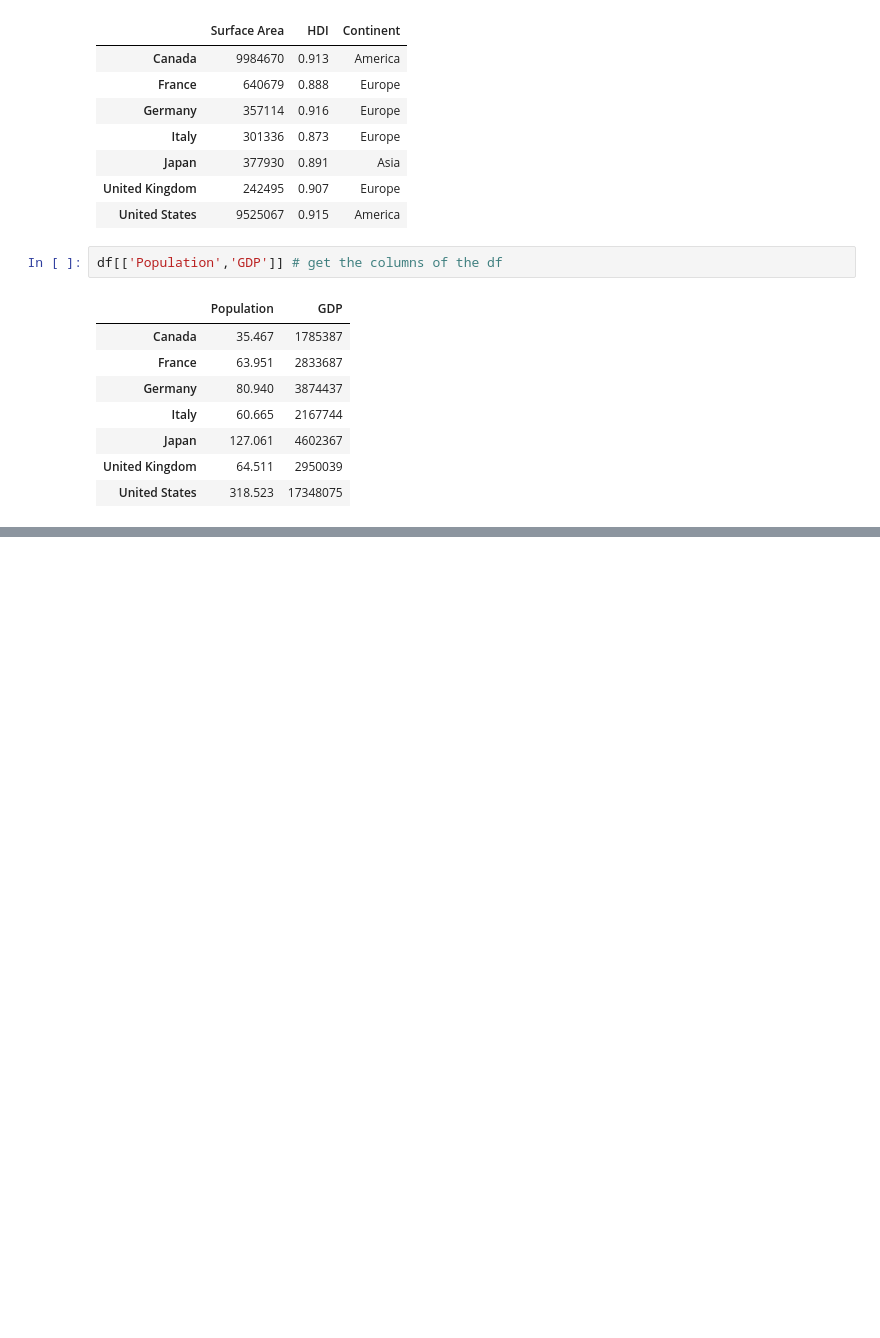
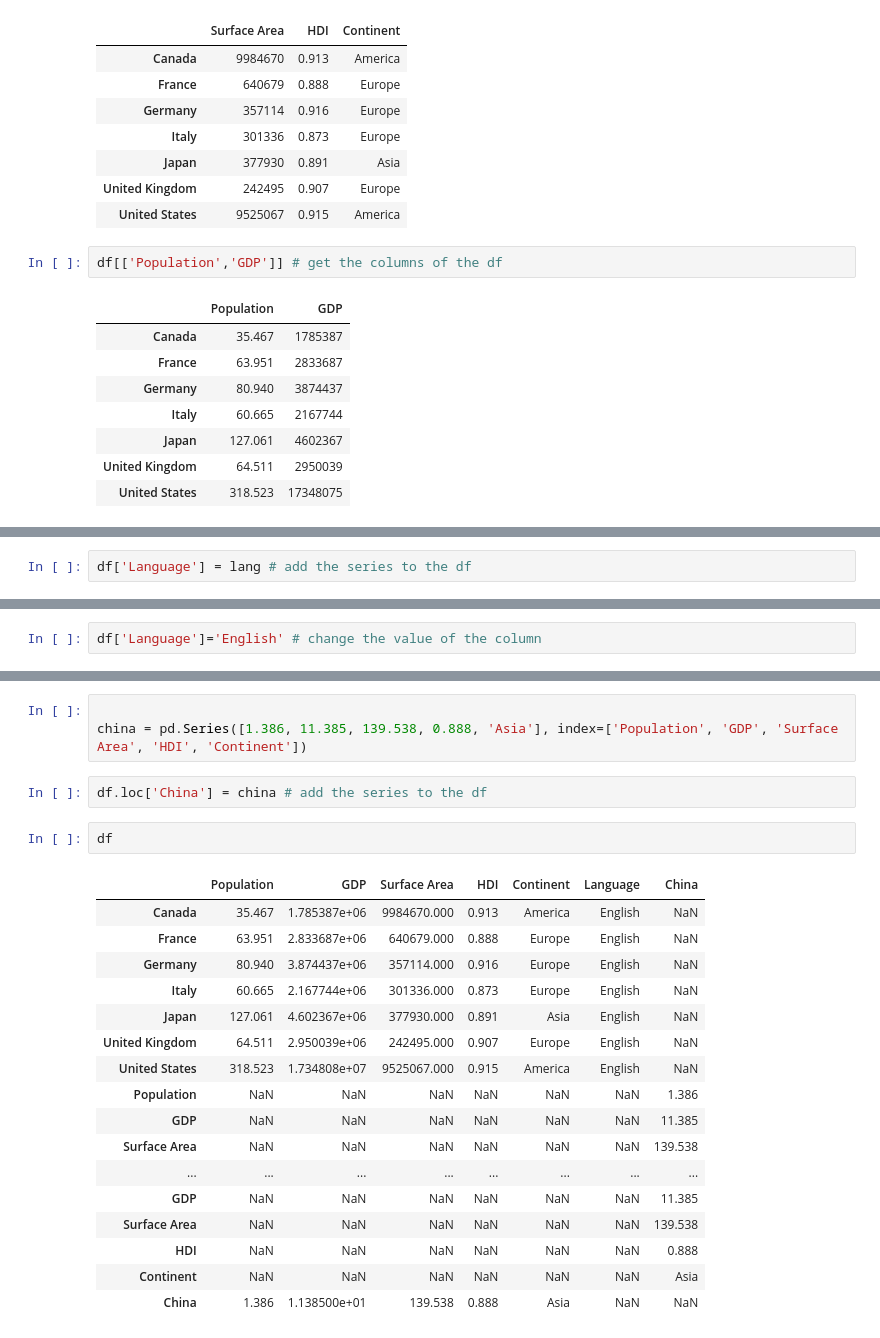
Before and after one commit to Yanil01/pandas_, a Jupyter notebook: main.ipynb, the cells around one changed output, grey strips where cells are left out. Saved outputs shown, nothing was run; the diff lists cells and outputs as text; blank space fills up the shorter version.

```diff
--- a/main.ipynb
+++ b/main.ipynb
@@ -513,0 +516,2 @@ df[['Population','GDP']] # get the columns of the df
+# %%
+df['Language'] = lang # add the series to the df
@@ -513,0 +529,2 @@ df[['Population','GDP']] # get the columns of the df
+# %%
+df['Language']='English' # change the value of the column
@@ -513,0 +564,25 @@ df[['Population','GDP']] # get the columns of the df
+# %%
+
+china = pd.Series([1.386, 11.385, 139.538, 0.888, 'Asia'], index=['Population', 'GDP', 'Surface Area', 'HDI', 'Continent'])
+# %%
+df.loc['China'] = china # add the series to the df
+# %%
+df
+# %% [output]
+|  | Population | GDP | Surface Area | HDI | Continent | Language | China |
+| Canada | 35.467 | 1.785387e+06 | 9984670.000 | 0.913 | America | English | NaN |
+| France | 63.951 | 2.833687e+06 | 640679.000 | 0.888 | Europe | English | NaN |
+| Germany | 80.940 | 3.874437e+06 | 357114.000 | 0.916 | Europe | English | NaN |
+| Italy | 60.665 | 2.167744e+06 | 301336.000 | 0.873 | Europe | English | NaN |
+| Japan | 127.061 | 4.602367e+06 | 377930.000 | 0.891 | Asia | English | NaN |
+| United Kingdom | 64.511 | 2.950039e+06 | 242495.000 | 0.907 | Europe | English | NaN |
+| United States | 318.523 | 1.734808e+07 | 9525067.000 | 0.915 | America | English | NaN |
+| Population | NaN | NaN | NaN | NaN | NaN | NaN | 1.386 |
+| GDP | NaN | NaN | NaN | NaN | NaN | NaN | 11.385 |
+| Surface Area | NaN | NaN | NaN | NaN | NaN | NaN | 139.538 |
+| ... | ... | ... | ... | ... | ... | ... | ... |
+| GDP | NaN | NaN | NaN | NaN | NaN | NaN | 11.385 |
+| Surface Area | NaN | NaN | NaN | NaN | NaN | NaN | 139.538 |
+| HDI | NaN | NaN | NaN | NaN | NaN | NaN | 0.888 |
+| Continent | NaN | NaN | NaN | NaN | NaN | NaN | Asia |
+| China | 1.386 | 1.138500e+01 | 139.538 | 0.888 | Asia | NaN | NaN |
```
Also changed, not shown: parts of 5 cells of this notebook.
